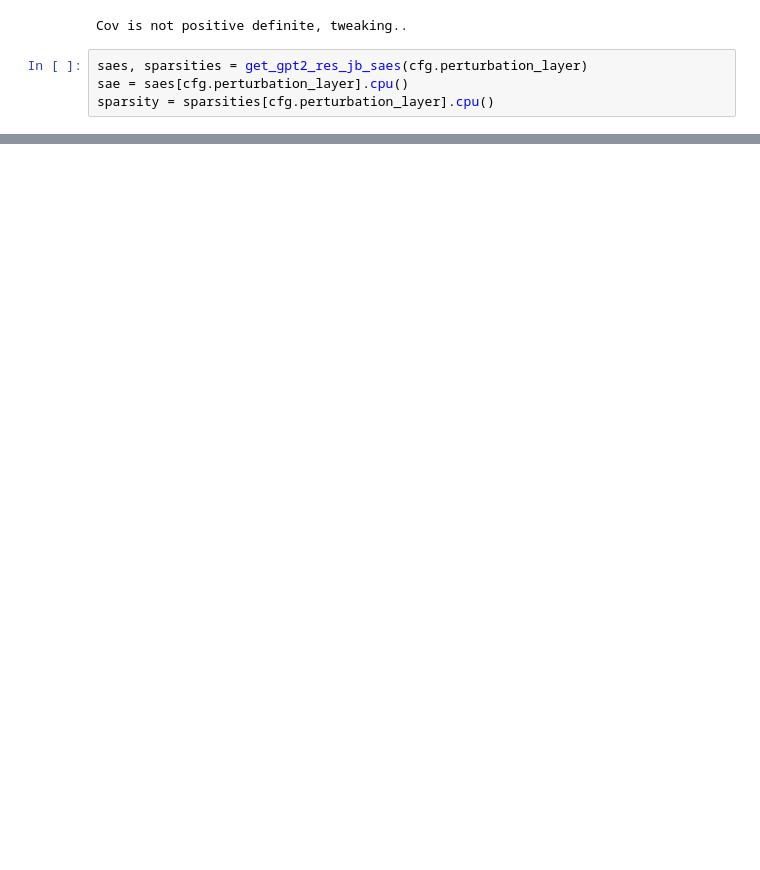
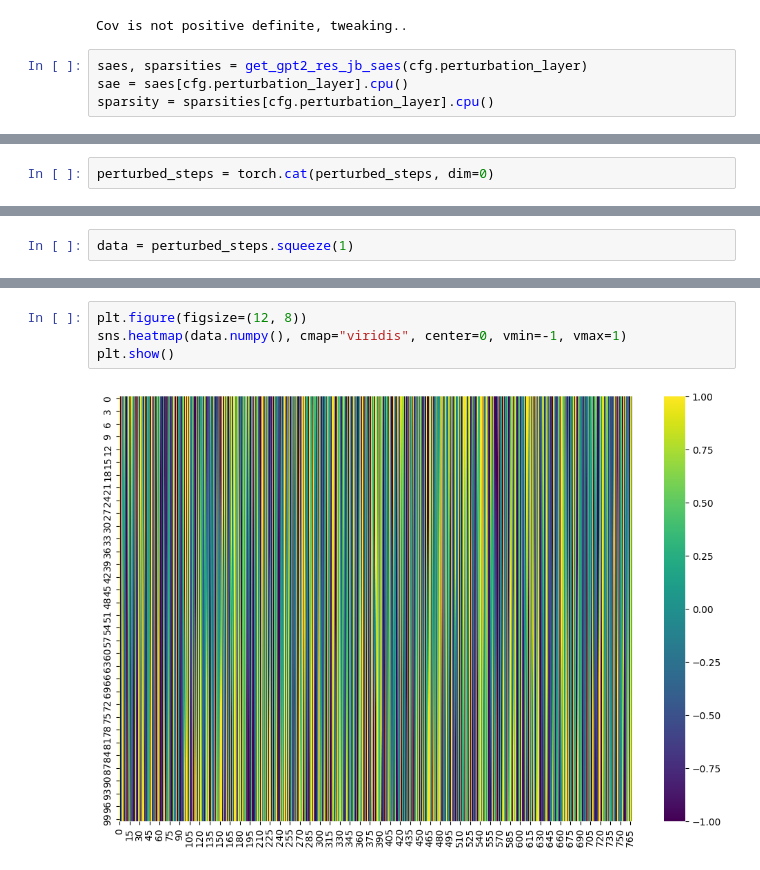
Before and after one commit to jettjaniak/teren, a Jupyter notebook: notebooks/explorations.ipynb, the cells around one changed output, grey strips where cells are left out. Cells and saved outputs as stored; diff of their text form; blank space fills up the shorter version.

```diff
--- a/notebooks/explorations.ipynb
+++ b/notebooks/explorations.ipynb
@@ -440,0 +713,2 @@ plt.show()
+# %%
+perturbed_steps = torch.cat(perturbed_steps, dim=0)
@@ -440,0 +717,2 @@ plt.show()
+# %%
+data = perturbed_steps.squeeze(1)
@@ -440,0 +733,6 @@ plt.show()
+# %%
+plt.figure(figsize=(12, 8))
+sns.heatmap(data.numpy(), cmap="viridis", center=0, vmin=-1, vmax=1)
+plt.show()
+# %% [output]
+[figure, added]
```
Also changed, not shown: parts of 30 cells of this notebook.
